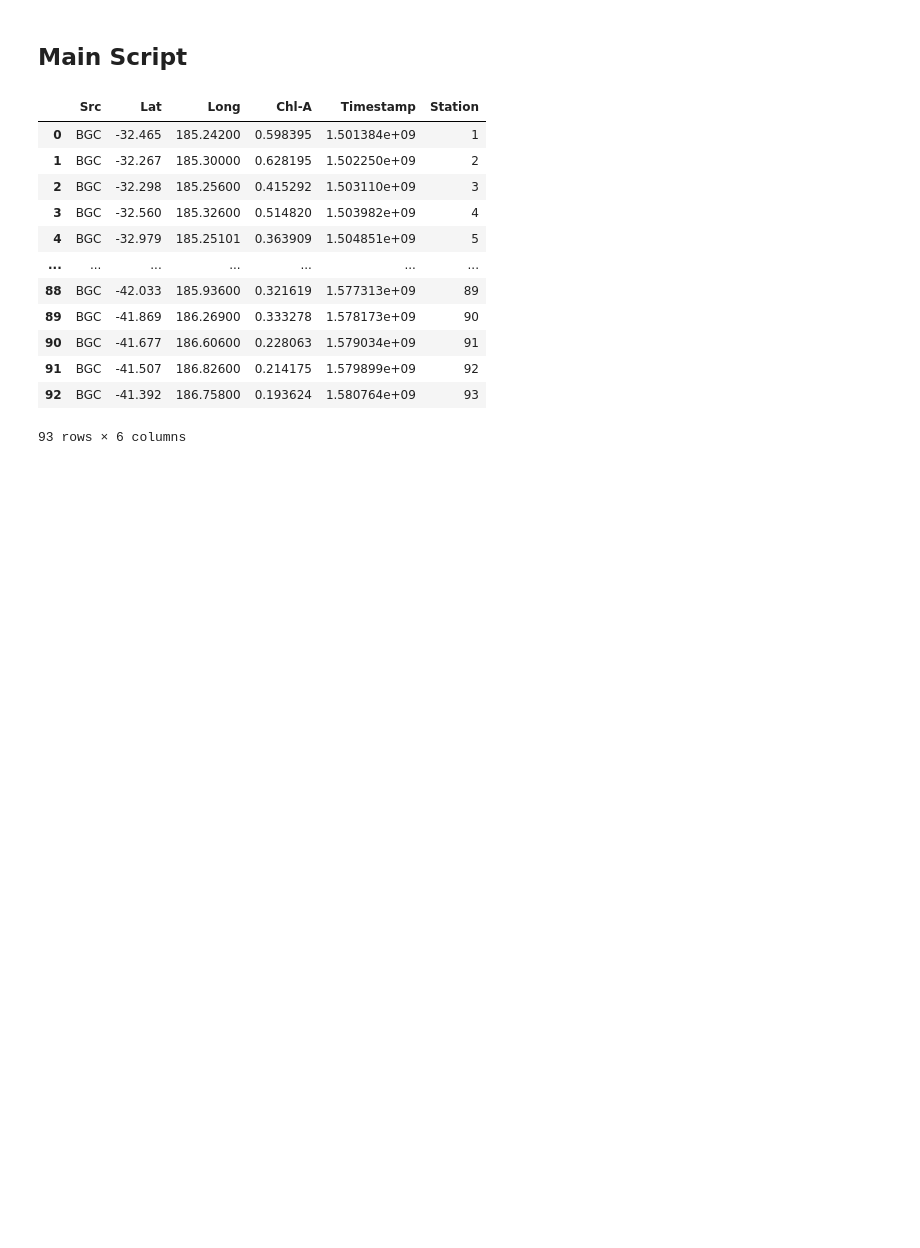
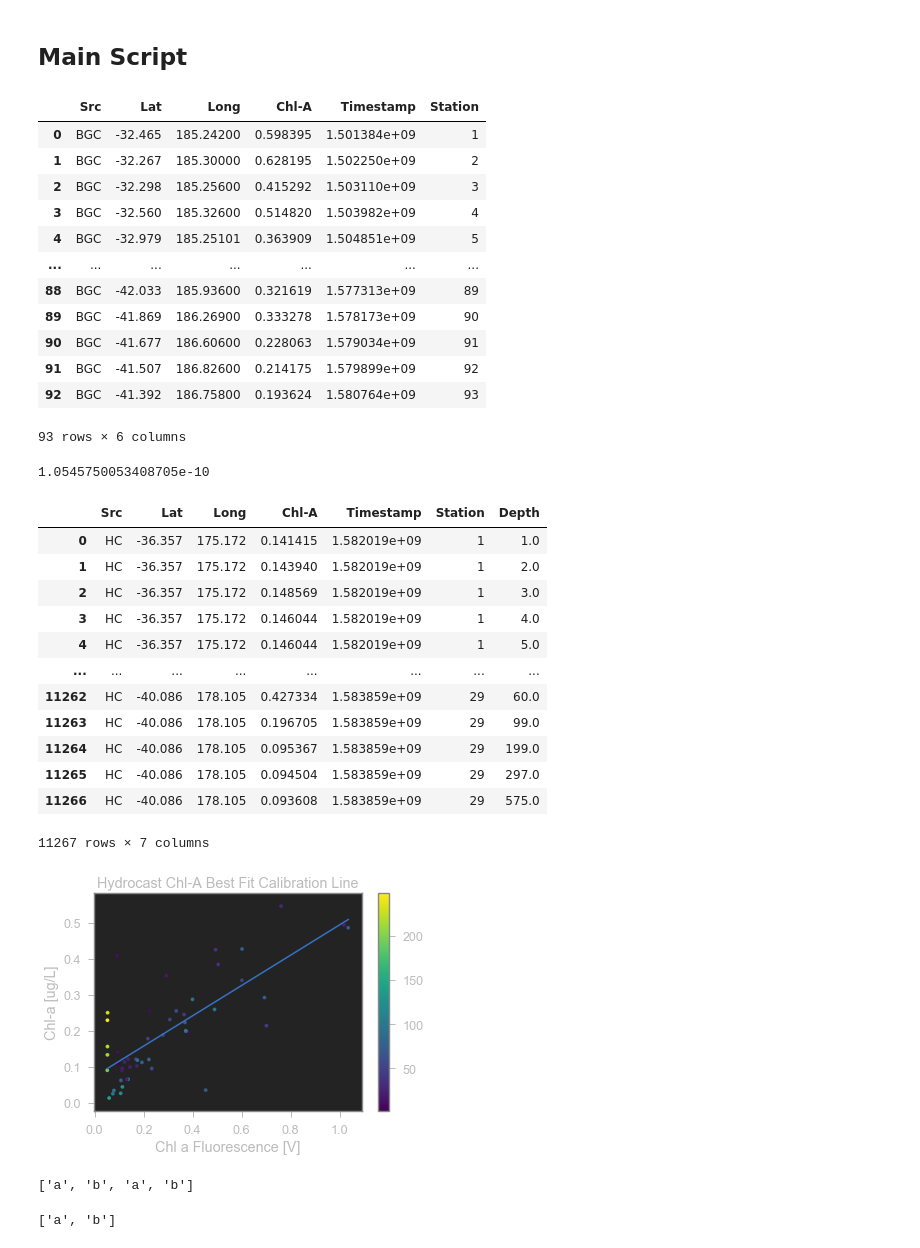
Before and after one commit to AmyPhung/chl-a-comparison, a Jupyter notebook: Workbook9 (major revision).ipynb, the cells around one changed output. Drawn from its saved outputs; the diff is of its cells as text; code cells hidden in the pictures; blank space fills up the shorter version.

```diff
--- a/Workbook9 (major revision).ipynb
+++ b/Workbook9 (major revision).ipynb
@@ -129,18 +132,18 @@ class DatasetBGC(Dataset):
 # %%
 class DatasetHC(Dataset):
     def __init__(self, filename, source, column_names):
-        Dataset.__init__(self, filename, source, column_names)
         self._best_fit_line = None
         self._cal_df = None
+        Dataset.__init__(self, filename, source, column_names)
 
         self._raw_df = self._loadRaw()
         self._processRaw()
-
         self.df = pd.DataFrame(index=range(0,len(self._raw_df)),
                                columns=STD_COLUMN_NAMES)
         self._formatData()
 
     def _loadRaw(self):
+        """Hydrocast data needs tab delimiter and header skipping"""
         # To get data from ODV:
         # Export>Station Data>ODV Spreadsheet file>Uncheck all exports
         return pd.read_csv(self._filename, delimiter="\t",header=27)
@@ -172,6 +175,11 @@ class DatasetHC(Dataset):
         self._raw_df["Calculated Chl-A"] = \
             self._raw_df["Chl a Fluorescence [V]"].apply( \
             self._best_fit_line.computeY)
+        # Add in timestamps
+        self._raw_df["Timestamp"] = \
+            self._raw_df.apply(self._parseDate, axis=1)
+
+        self._raw_df.reset_index(inplace=True)
 
     def _parseDate(self, df_row):
         time_str = df_row["Corrected Timestamp"]
@@ -184,6 +192,16 @@ class DatasetHC(Dataset):
         date = datetime(year, month, day, hour, minute)
         timestamp = datetime.timestamp(date)
         return timestamp
+
+    def _formatData(self):
+        """Hydrocast data has additional depth column to add to dataset"""
+        self.df["Src"] = self._source
+        self.df["Lat"] = self._raw_df[self._cols["Lat"]]
+        self.df["Long"] = self._raw_df[self._cols["Long"]]
+        self.df["Chl-A"] = self._raw_df[self._cols["Chl-A"]]
+        self.df["Timestamp"] = self._raw_df[self._cols["Time"]]
+        self.df["Station"] = self._raw_df[self._cols["Station"]]
+        self.df["Depth"] = self._raw_df["Depth [m]"]
 
     # Other Functions
     def _getStationNum(self, station_name):
@@ -212,9 +230,11 @@ class DatasetHC(Dataset):
         return new_timestamp
 
     def _calibrateData(self):
+        """Computes best fit line between fluorescence and Chl-A value
+        for hydrocast data"""
         # Create calibration dataset
         cal_df = self._raw_df.dropna(subset=["Chl-a [ug/L]"])
-
+        # Compute best fit line
         hc_fit_line = BestFitLine(cal_df["Chl a Fluorescence [V]"],
                                   cal_df["Chl-a [ug/L]"])
         return hc_fit_line, cal_df
@@ -282,3 +450,29 @@ bgc_data.df
 | 91 | BGC | -41.507 | 186.82600 | 0.214175 | 1.579899e+09 | 92 |
 | 92 | BGC | -41.392 | 186.75800 | 0.193624 | 1.580764e+09 | 93 |
 93 rows × 6 columns
+# %%
+hc_cols = {"Lat": "Latitude [degrees_north]",
+           "Long": "Longitude [degrees_east]",
+           "Time": "Timestamp",
+           "Chl-A": "Calculated Chl-A",
+           "Station": "Station Num"}
+hc_data = DatasetHC("data/data_from_S290-CTD-HC-2.txt", "HC", hc_cols)
+print(hc_data._best_fit_line.p_value)
+hc_data.visualizeCalibration()
+hc_data.df
+# %% [output]
+1.0545750053408705e-10
+|  | Src | Lat | Long | Chl-A | Timestamp | Station | Depth |
+| 0 | HC | -36.357 | 175.172 | 0.141415 | 1.582019e+09 | 1 | 1.0 |
+| 1 | HC | -36.357 | 175.172 | 0.143940 | 1.582019e+09 | 1 | 2.0 |
+| 2 | HC | -36.357 | 175.172 | 0.148569 | 1.582019e+09 | 1 | 3.0 |
+| 3 | HC | -36.357 | 175.172 | 0.146044 | 1.582019e+09 | 1 | 4.0 |
+| 4 | HC | -36.357 | 175.172 | 0.146044 | 1.582019e+09 | 1 | 5.0 |
+| ... | ... | ... | ... | ... | ... | ... | ... |
+| 11262 | HC | -40.086 | 178.105 | 0.427334 | 1.583859e+09 | 29 | 60.0 |
+| 11263 | HC | -40.086 | 178.105 | 0.196705 | 1.583859e+09 | 29 | 99.0 |
+| 11264 | HC | -40.086 | 178.105 | 0.095367 | 1.583859e+09 | 29 | 199.0 |
+| 11265 | HC | -40.086 | 178.105 | 0.094504 | 1.583859e+09 | 29 | 297.0 |
+| 11266 | HC | -40.086 | 178.105 | 0.093608 | 1.583859e+09 | 29 | 575.0 |
+11267 rows × 7 columns
+[figure, added]
@@ -284,0 +482,8 @@ bgc_data.df
+# %%
+b + ["a", "b"]
+# %% [output]
+['a', 'b', 'a', 'b']
+# %%
+b
+# %% [output]
+['a', 'b']
```
Also changed, not shown: parts of 10 cells of this notebook, 1 other file.
